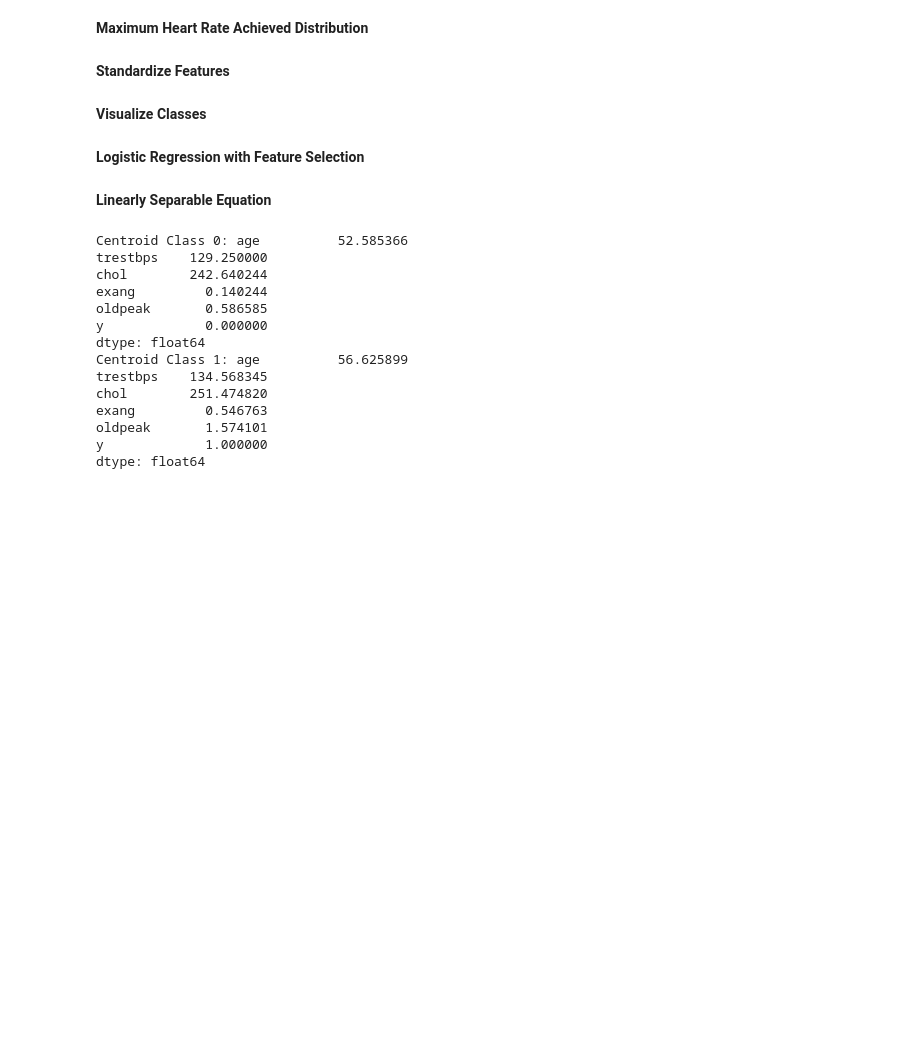
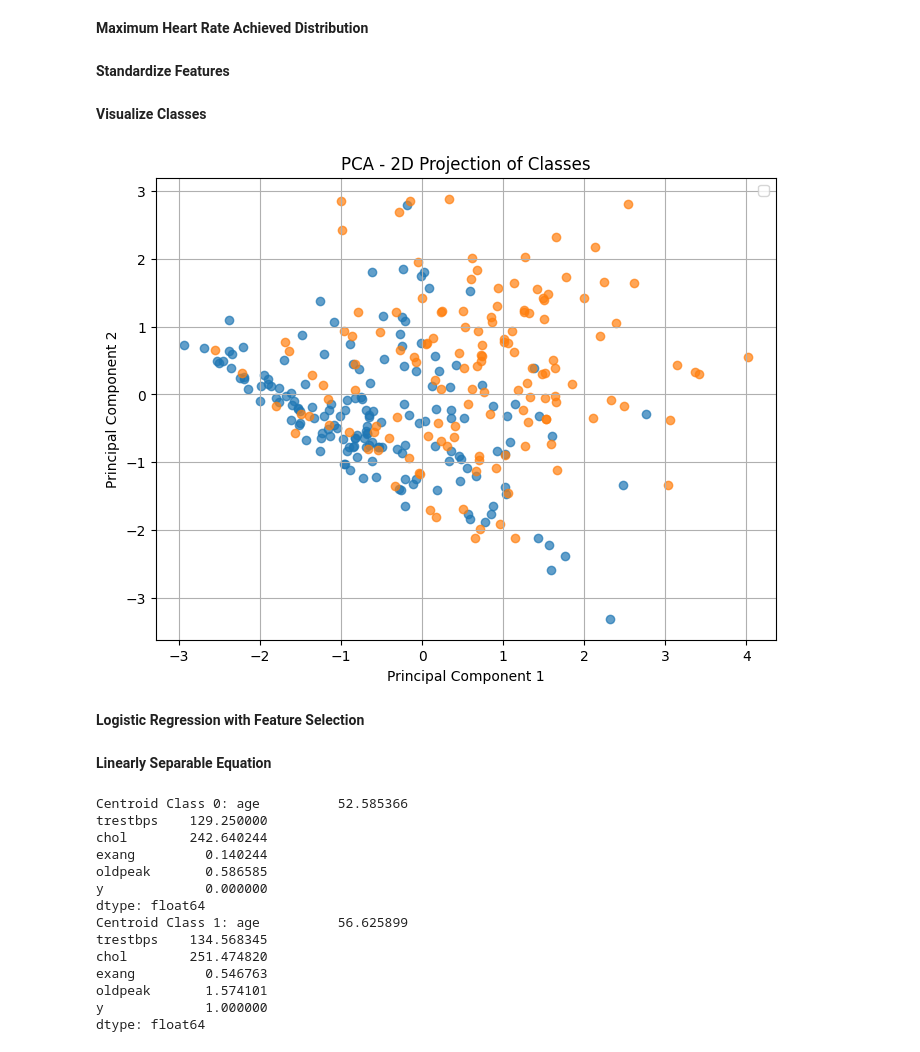
Before and after one commit to rhiats/classification_CAD, a Jupyter notebook: Heart_Disease.ipynb, the cells around one changed output. Drawn from its saved outputs; the diff is of its cells as text; code cells hidden in the pictures; blank space fills up the shorter version.

Commit message:
Visualize classes using PCA

```diff
--- a/Heart_Disease.ipynb
+++ b/Heart_Disease.ipynb
@@ -186,6 +186,40 @@ plt.show()
 **Standardize Features**
 # %% [markdown]
 **Visualize Classes**
+# %%
+from sklearn.decomposition import PCA
+import matplotlib.pyplot as plt
+from sklearn.preprocessing import StandardScaler
+
+X = X[['age','trestbps','chol','exang','oldpeak']]
+target_names = y
+
+# Standardize the features
+scaler = StandardScaler()
+X_scaled = scaler.fit_transform(X)
+
+pca = PCA(n_components=2)
+X_pca = pca.fit_transform(X_scaled)
+
+# Create a DataFrame for plotting
+df_pca = pd.DataFrame(X_pca, columns=['PC1', 'PC2'])
+df_pca['label'] = y
+
+# Plot
+plt.figure(figsize=(8, 6))
+for label in np.unique(y):
+    plt.scatter(df_pca[df_pca['label'] == label]['PC1'],
+                df_pca[df_pca['label'] == label]['PC2'],
+                alpha=0.7)
+
+plt.xlabel('Principal Component 1')
+plt.ylabel('Principal Component 2')
+plt.title('PCA - 2D Projection of Classes')
+plt.legend()
+plt.grid(True)
+plt.show()
+# %% [output]
+[figure, added]
 # %% [markdown]
 **Logistic Regression with Feature Selection**
 # %% [markdown]
```
